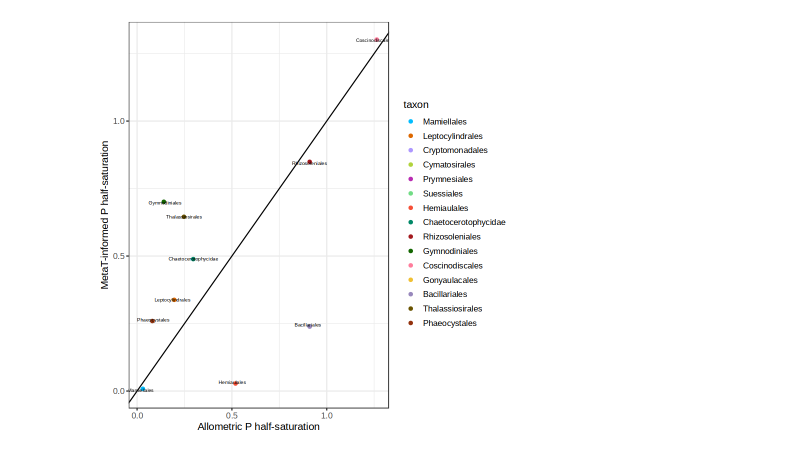
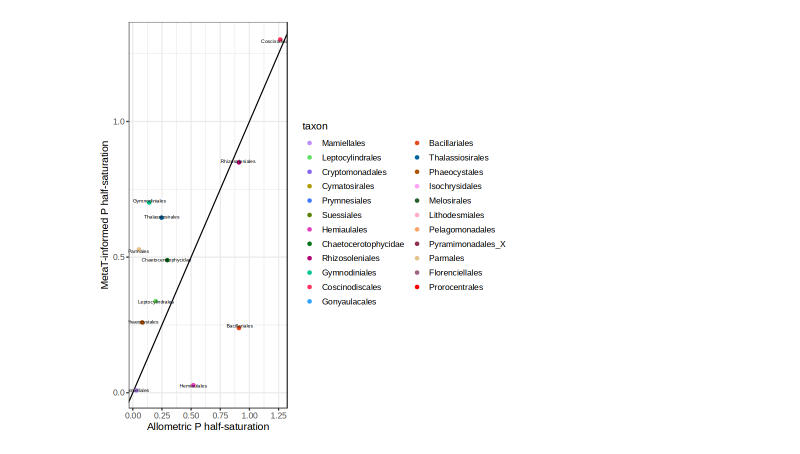
Before and after one commit to akrinos/2026-krinos-metaT-informed, a Jupyter notebook: model_notebooks/plot_allometric_comparison.ipynb, the cells around one changed output. Saved outputs shown, nothing was run; the diff lists cells and outputs as text; code cells hidden in the pictures.

Commit message:
adding notebook for obs data

```diff
--- a/model_notebooks/plot_allometric_comparison.ipynb
+++ b/model_notebooks/plot_allometric_comparison.ipynb
@@ -1,41 +1,48 @@
 # %%
 pacman::p_load(ggplot2,tidyverse,patchwork)
 # %%
-scaling_relationships=read.csv("merged_results.csv")
+scaling_relationships=read.csv("../data/merged_results.csv")
 # %%
 p_half_sat = ggplot(scaling_relationships %>%
                    dplyr::mutate(taxon=factor(taxon))%>%
                    dplyr::filter(metaT_p_half_sat>0))+
      geom_abline(aes(intercept=0,
                      slope=1))+
      geom_point(aes(x=half_sat_p,
                     y=metaT_p_half_sat,
                     color=taxon),show.legend = TRUE)+
      geom_text(aes(x=half_sat_p,
                    y=metaT_p_half_sat,
                    label=taxon),
                position="jitter",size=2) +
      theme_bw(base_size=12) +
-     scale_color_manual(values=c("#01bdff",
-"#dd6800",
-"#ae98ff",
-"#b1d33c",
-"#b92cb2",
-"#71dc85",
-"#f64f36",
-"#008867",
-"#a3191e",
-"#136600",
-"#ff7d9c",
-"#f0c033",
-"#9888bc",
-"#695300",
-"#93320e"),breaks=unique(scaling_relationships$taxon),drop = FALSE)+
+     scale_color_manual(values=c("#be91ff",
+"#64df66",
+"#8867f2",
+"#ae9b00",
+"#457aff",
+"#598200",
+"#e13dba",
+"#00741a",
+"#af0073",
+"#01c490",
+"#ff335f",
+"#2fa2ff",
+"#e64c21",
+"#00629f",
+"#b05300",
+"#ffa3f7",
+"#265e30",
+"#ffacce",
+"#ffa467",
+"#922d4c",
+"#e5c18b",
+"#9f6283","red"),breaks=unique(scaling_relationships$taxon),drop = FALSE)+
     xlab("Allometric P half-saturation")+
     ylab("MetaT-informed P half-saturation")
 p_half_sat
 # %% [output]
-[figure, old version]
+[figure, new version]
 # %%
 scaling_relationships
 # %% [output]
```
Also changed, not shown: parts of 5 cells of this notebook, 2 other files.
